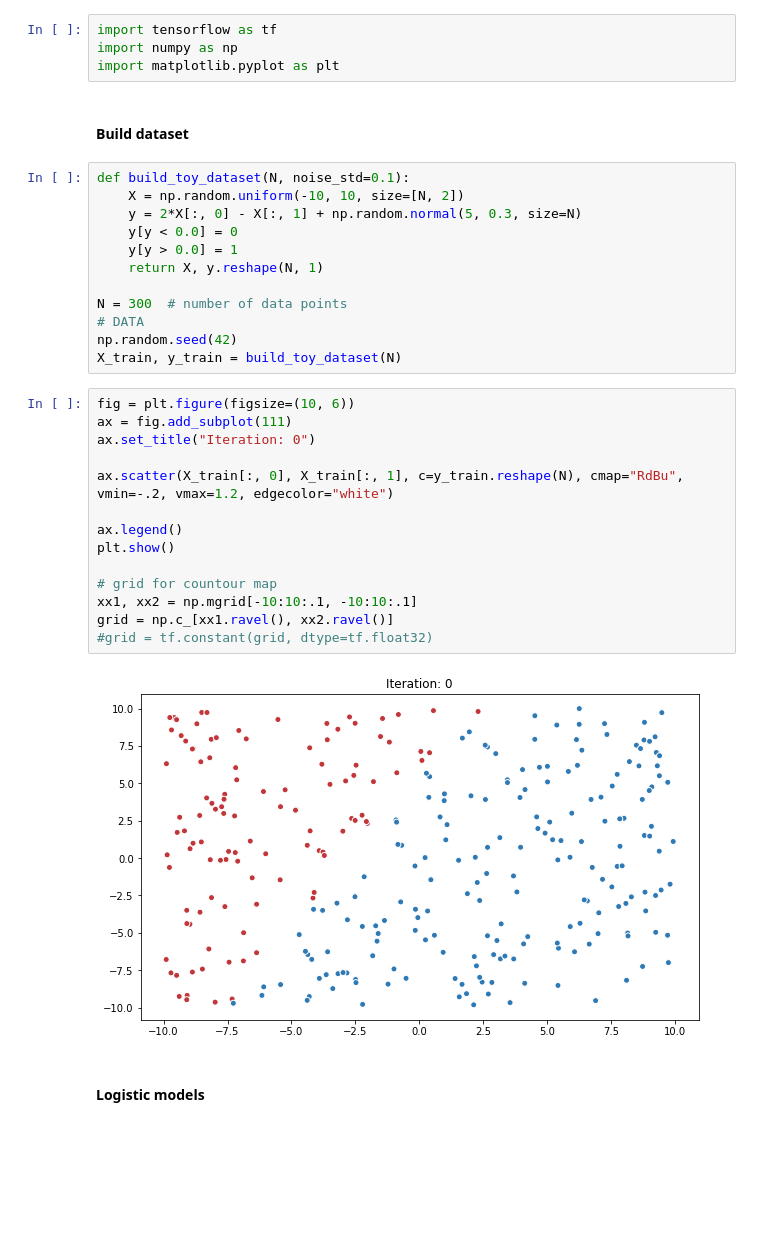
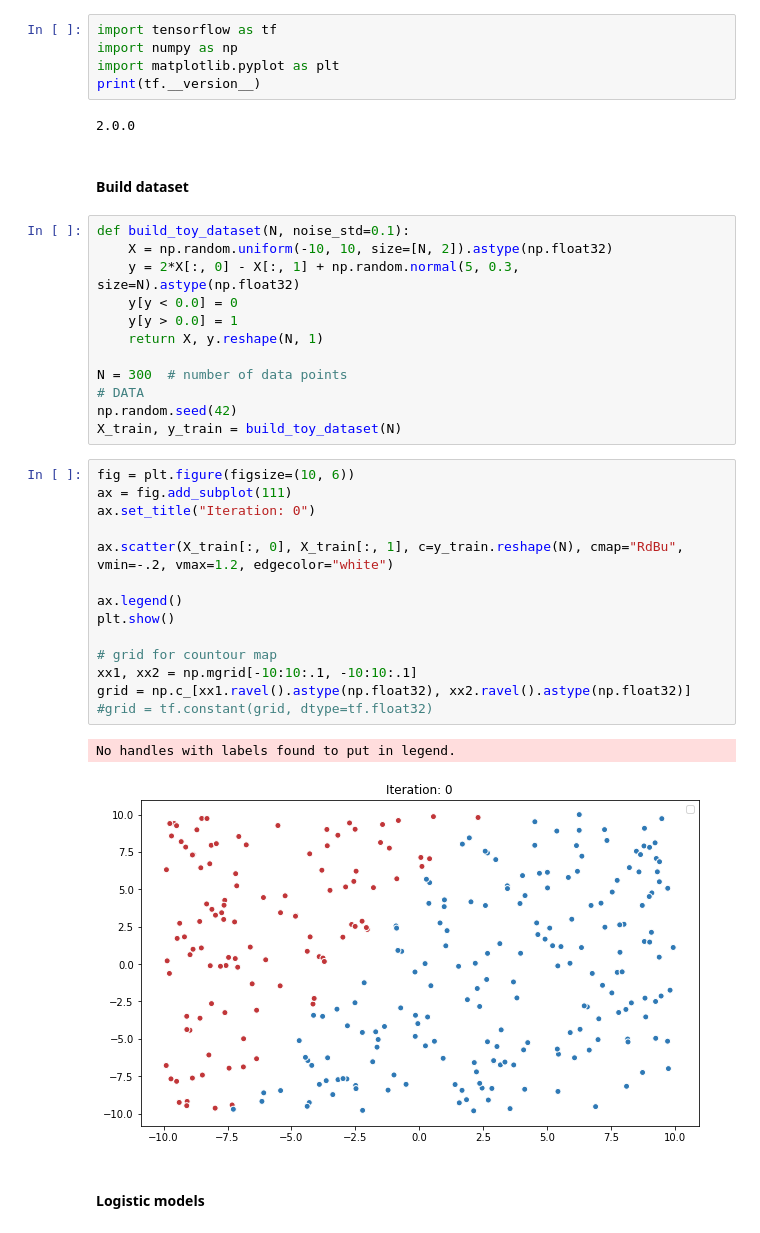
Before and after one commit to mingxuan-yi/TF-mini-models, a Jupyter notebook: 2. Logistic regression.ipynb, the cells around one changed output. Cells and saved outputs as stored; diff of their text form; blank space fills up the shorter version.

```diff
--- a/2. Logistic regression.ipynb
+++ b/2. Logistic regression.ipynb
@@ -2,12 +2,15 @@
 import tensorflow as tf
 import numpy as np
 import matplotlib.pyplot as plt
+print(tf.__version__)
+# %% [output]
+2.0.0
 # %% [markdown]
 #### Build dataset
 # %%
 def build_toy_dataset(N, noise_std=0.1):
-    X = np.random.uniform(-10, 10, size=[N, 2])
-    y = 2*X[:, 0] - X[:, 1] + np.random.normal(5, 0.3, size=N)
+    X = np.random.uniform(-10, 10, size=[N, 2]).astype(np.float32)
+    y = 2*X[:, 0] - X[:, 1] + np.random.normal(5, 0.3, size=N).astype(np.float32)
     y[y < 0.0] = 0
     y[y > 0.0] = 1
     return X, y.reshape(N, 1)
@@ -19,18 +22,19 @@ X_train, y_train = build_toy_dataset(N)
 # %%
 fig = plt.figure(figsize=(10, 6))
 ax = fig.add_subplot(111)
 ax.set_title("Iteration: 0")
 
 ax.scatter(X_train[:, 0], X_train[:, 1], c=y_train.reshape(N), cmap="RdBu", vmin=-.2, vmax=1.2, edgecolor="white")
 
 ax.legend()
 plt.show()
 
 # grid for countour map
 xx1, xx2 = np.mgrid[-10:10:.1, -10:10:.1]
-grid = np.c_[xx1.ravel(), xx2.ravel()]
+grid = np.c_[xx1.ravel().astype(np.float32), xx2.ravel().astype(np.float32)]
 #grid = tf.constant(grid, dtype=tf.float32)
 # %% [output]
+No handles with labels found to put in legend.
-[figure, old version]
+[figure, new version]
 # %% [markdown]
 #### Logistic models
```
Also changed, not shown: parts of 5 cells of this notebook.
